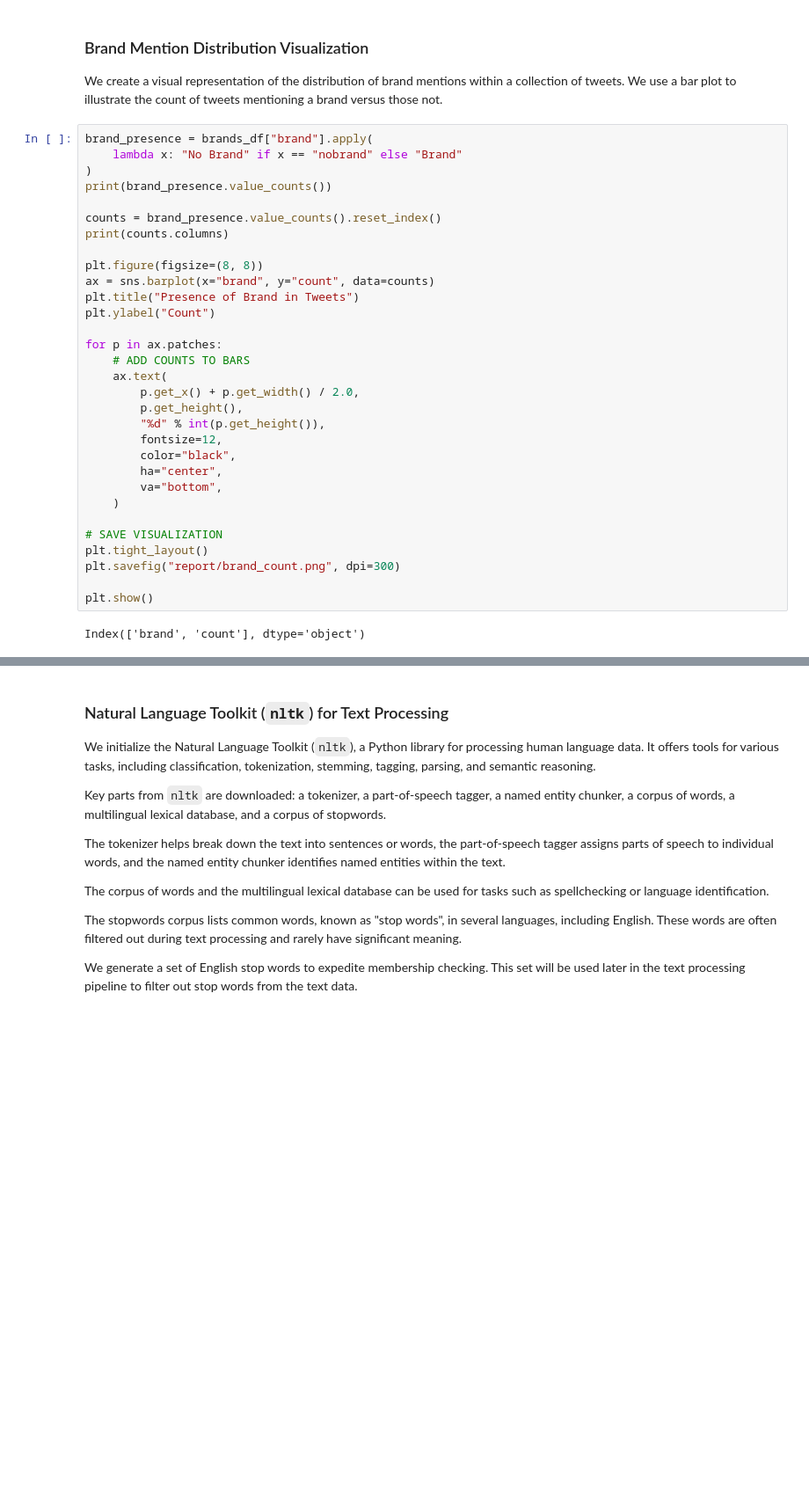
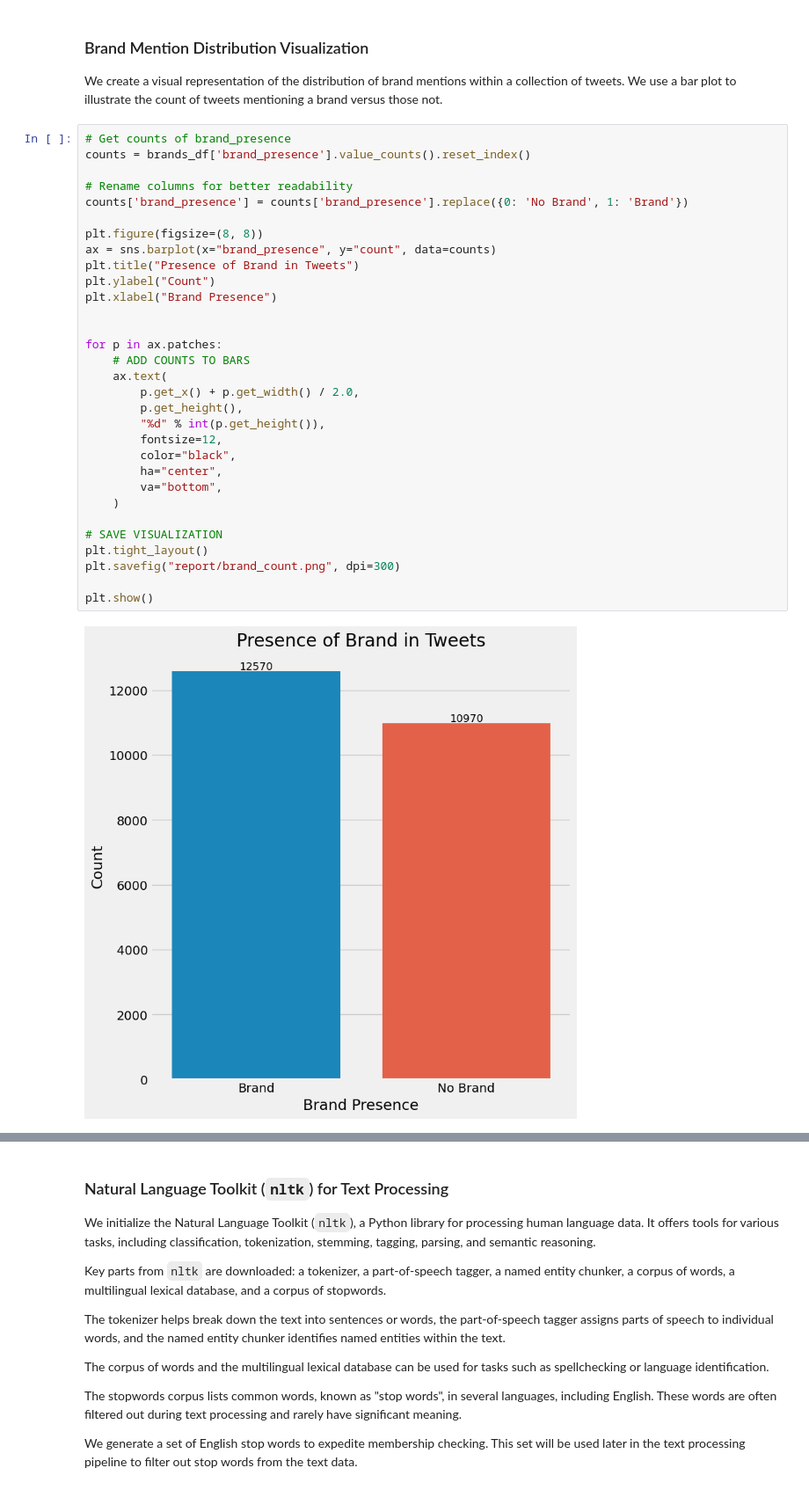
Before and after one commit to subsystem3/project, a Jupyter notebook: project.ipynb, the cells around one changed output, grey strips where cells are left out. Shown at 88% size. Cells and saved outputs as stored; diff of their text form; blank space fills up the shorter version.

```diff
--- a/project.ipynb
+++ b/project.ipynb
@@ -1285,38 +1299,38 @@ brands_df.to_csv("datasets/brands.csv", index=False)
 
 We create a visual representation of the distribution of brand mentions within a collection of tweets. We use a bar plot to illustrate the count of tweets mentioning a brand versus those not.
 # %%
-brand_presence = brands_df["brand"].apply(
-    lambda x: "No Brand" if x == "nobrand" else "Brand"
-)
-print(brand_presence.value_counts())
+# Get counts of brand_presence
+counts = brands_df['brand_presence'].value_counts().reset_index()
 
-counts = brand_presence.value_counts().reset_index()
-print(counts.columns)
+# Rename columns for better readability
+counts['brand_presence'] = counts['brand_presence'].replace({0: 'No Brand', 1: 'Brand'})
 
 plt.figure(figsize=(8, 8))
-ax = sns.barplot(x="brand", y="count", data=counts)
+ax = sns.barplot(x="brand_presence", y="count", data=counts)
 plt.title("Presence of Brand in Tweets")
 plt.ylabel("Count")
+plt.xlabel("Brand Presence")
+
 
 for p in ax.patches:
     # ADD COUNTS TO BARS
     ax.text(
         p.get_x() + p.get_width() / 2.0,
         p.get_height(),
         "%d" % int(p.get_height()),
         fontsize=12,
         color="black",
         ha="center",
         va="bottom",
     )
 
 # SAVE VISUALIZATION
 plt.tight_layout()
 plt.savefig("report/brand_count.png", dpi=300)
 
 plt.show()
 # %% [output]
-Index(['brand', 'count'], dtype='object')
+[figure, added]
 # %%
 brand_counts = brands_df["brand"].value_counts()
 print(brand_counts)
```
Also changed, not shown: parts of 31 cells of this notebook, 5 other files.
